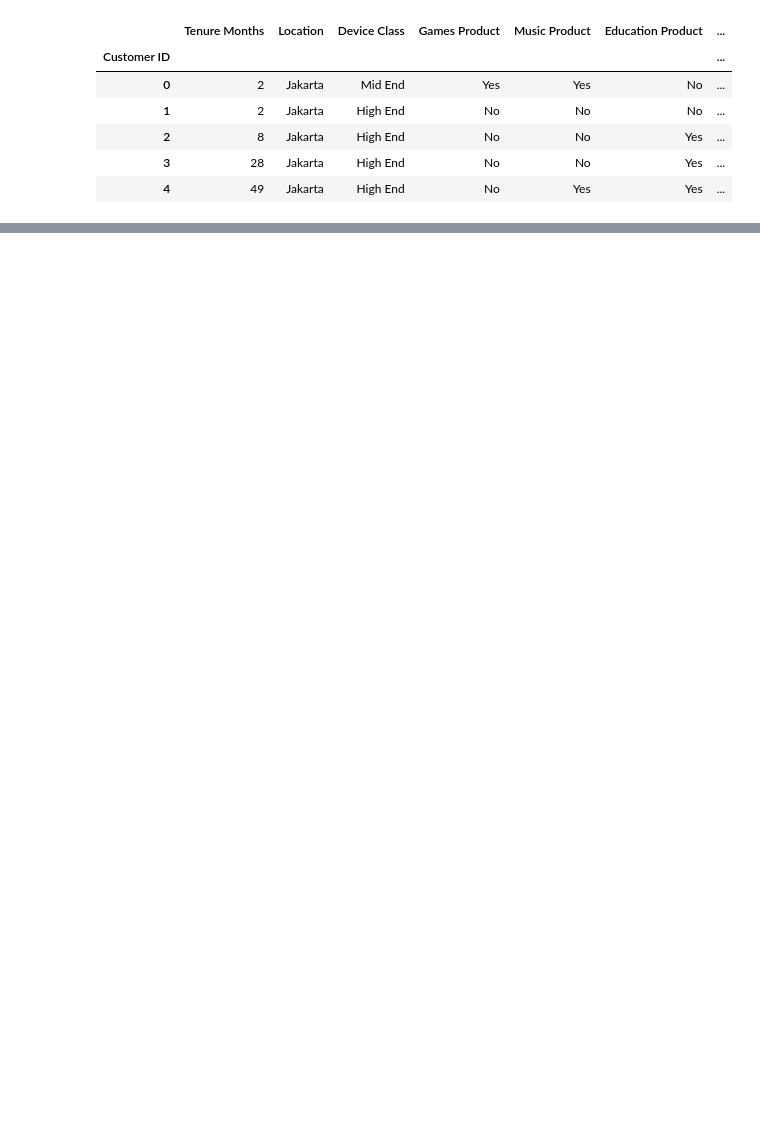
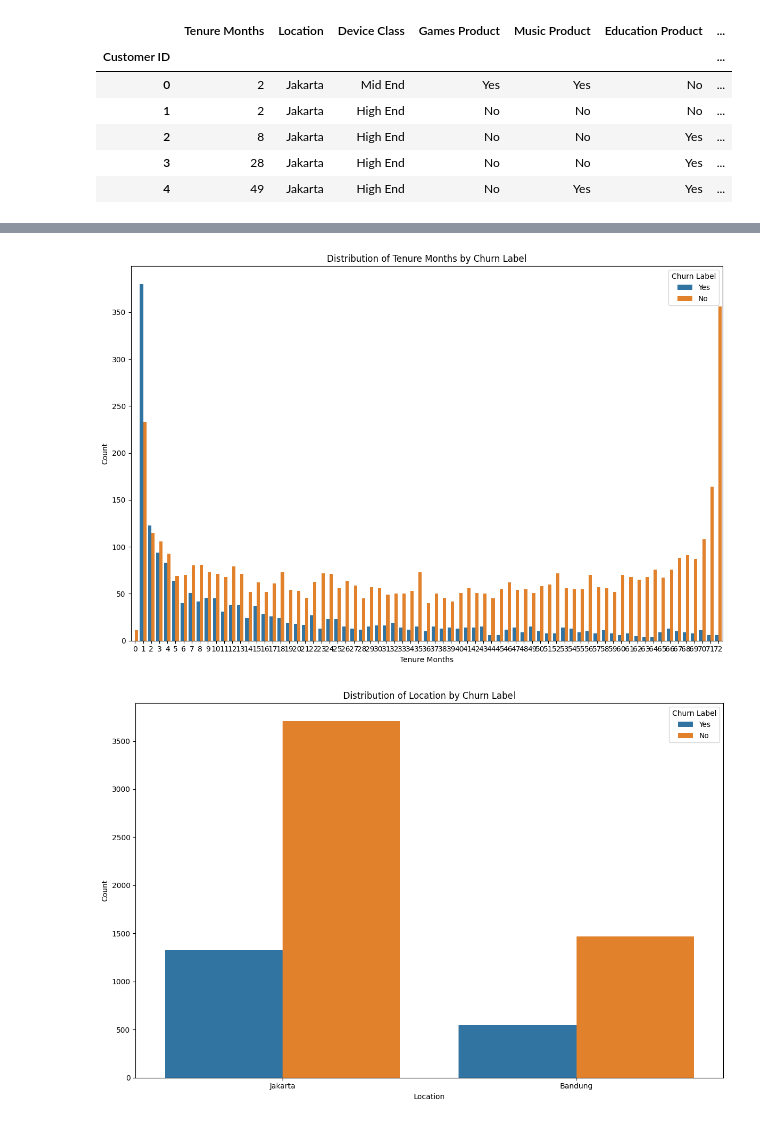
Before and after one commit to sntdshrly/dsw2023, a Jupyter notebook: dsw2023.ipynb, the cells around one changed output, grey strips where cells are left out. Cells and saved outputs as stored; diff of their text form; code cells hidden in the pictures; blank space fills up the shorter version.

```diff
--- a/dsw2023.ipynb
+++ b/dsw2023.ipynb
@@ -37,0 +243,13 @@ dataframe.head()
+# %%
+for column in df.columns:
+    if column != 'Churn Label':
+        plt.figure(figsize=(12, 8))
+        sns.countplot(data=df, x=column, hue="Churn Label")
+        plt.title(f"Distribution of {column} by Churn Label")
+        plt.ylabel("Count")
+        plt.xlabel(column)
+        plt.tight_layout()
+        plt.show()
+# %% [output]
+[figure, added]
+[figure, added]
```
Also changed, not shown: parts of 62 cells of this notebook.
